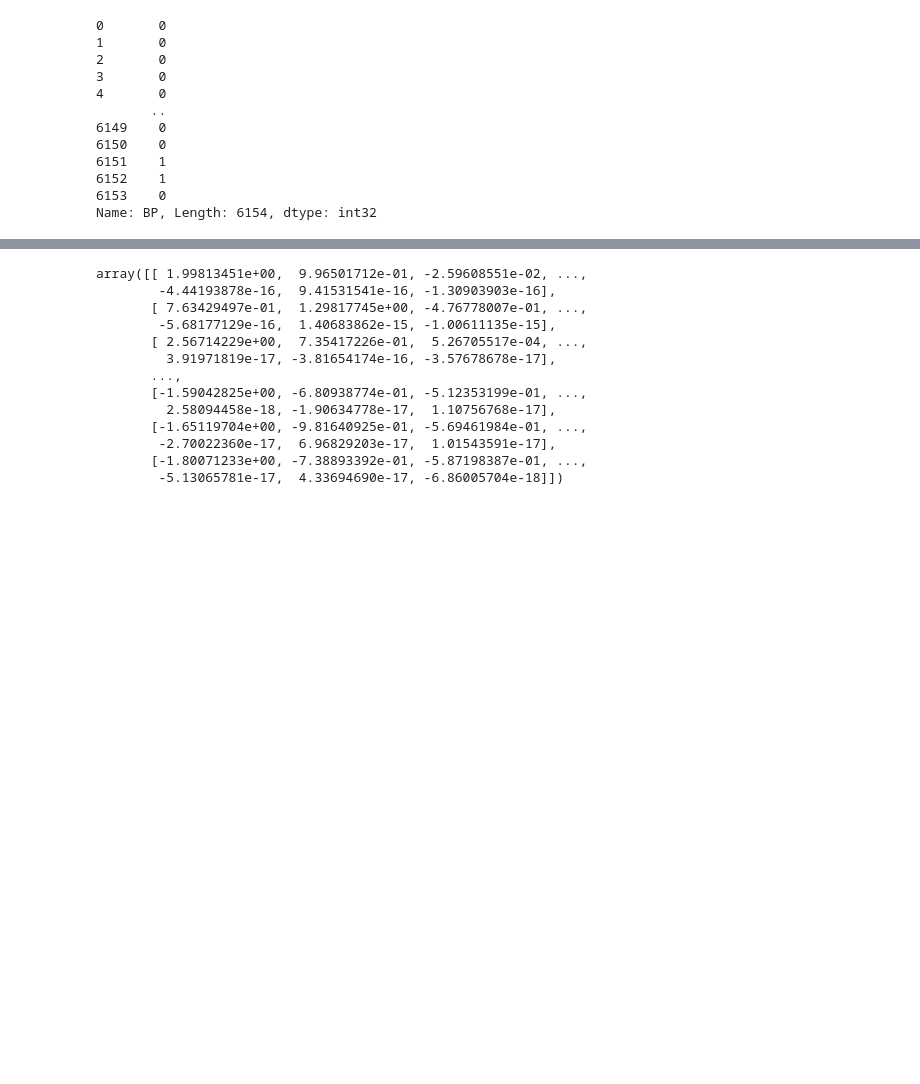
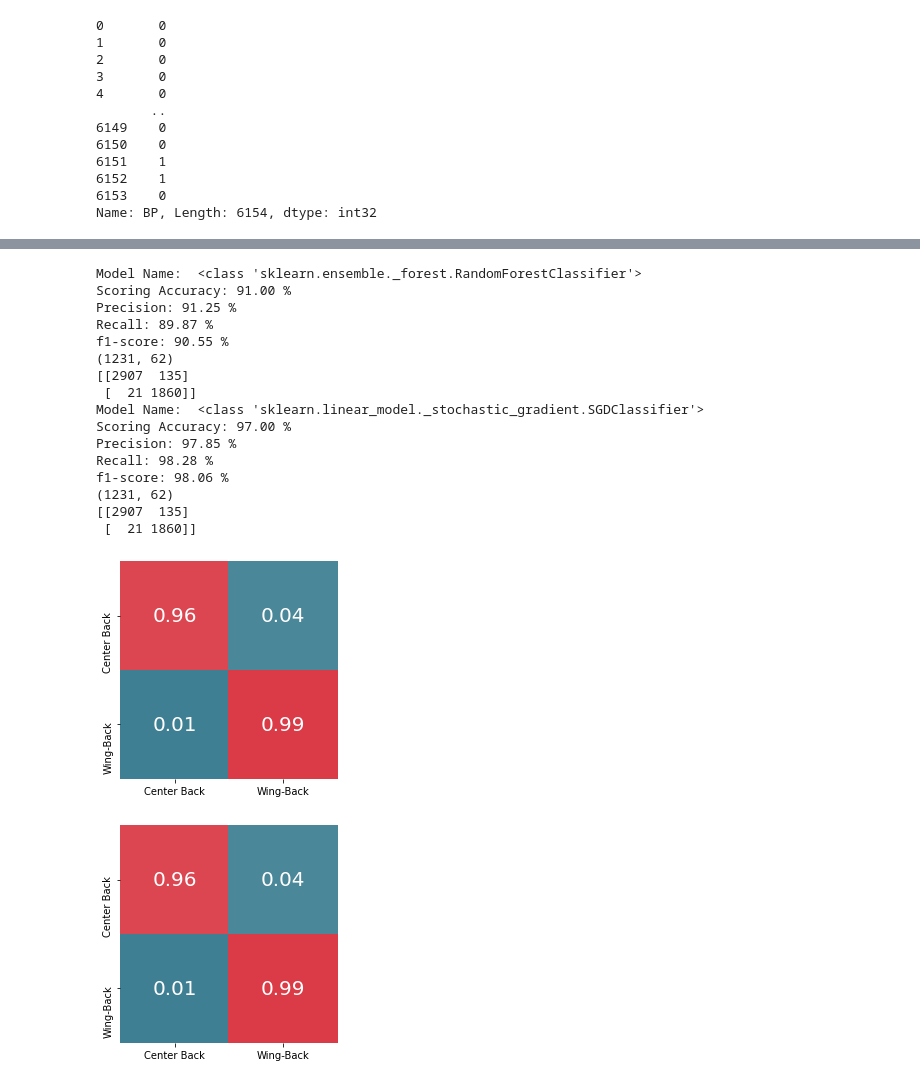
Before and after one commit to RonnieSosan/DataCleaner, a Jupyter notebook: Untitled.ipynb, the cells around one changed output, grey strips where cells are left out. Saved outputs shown, nothing was run; the diff lists cells and outputs as text; code cells hidden in the pictures; blank space fills up the shorter version.

```diff
--- a/Untitled.ipynb
+++ b/Untitled.ipynb
@@ -256,3 +322,28 @@ array([1, 1, 1, 0, 0, 1, 0, 0, 1, 0])
+# %%
+for model in modelList:
+    y_test_pred = Apply_model(model, x_test, y_test)
+    print(x_test.shape)
+    plt.figure()
+    Confuse(y_train, y_train_pred, classes)
+# %% [output]
+Model Name:  <class 'sklearn.ensemble._forest.RandomForestClassifier'>
+Scoring Accuracy: 91.00 %
+Precision: 91.25 %
+Recall: 89.87 %
+f1-score: 90.55 %
+(1231, 62)
+[[2907  135]
+ [  21 1860]]
+Model Name:  <class 'sklearn.linear_model._stochastic_gradient.SGDClassifier'>
+Scoring Accuracy: 97.00 %
+Precision: 97.85 %
+Recall: 98.28 %
+f1-score: 98.06 %
+(1231, 62)
+[[2907  135]
+ [  21 1860]]
+[figure, added]
+[figure, added]
 # %%
 from sklearn.decomposition import PCA
 
@@ -263,17 +354,4 @@ per_var = np.round(pca.explained_variance_ratio_ * 100, decimals=1)
 
 #create lables for eachb principal component
 labels = ['PC' + str(pc) for pc in range(1, len(per_var)+1)]
+labels
-# %% [output]
-array([[ 1.99813451e+00,  9.96501712e-01, -2.59608551e-02, ...,
-        -4.44193878e-16,  9.41531541e-16, -1.30903903e-16],
-       [ 7.63429497e-01,  1.29817745e+00, -4.76778007e-01, ...,
-        -5.68177129e-16,  1.40683862e-15, -1.00611135e-15],
-       [ 2.56714229e+00,  7.35417226e-01,  5.26705517e-04, ...,
-         3.91971819e-17, -3.81654174e-16, -3.57678678e-17],
-       ...,
-       [-1.59042825e+00, -6.80938774e-01, -5.12353199e-01, ...,
-         2.58094458e-18, -1.90634778e-17,  1.10756768e-17],
-       [-1.65119704e+00, -9.81640925e-01, -5.69461984e-01, ...,
-        -2.70022360e-17,  6.96829203e-17,  1.01543591e-17],
-       [-1.80071233e+00, -7.38893392e-01, -5.87198387e-01, ...,
-        -5.13065781e-17,  4.33694690e-17, -6.86005704e-18]])
```
Also changed, not shown: parts of 32 cells of this notebook.
